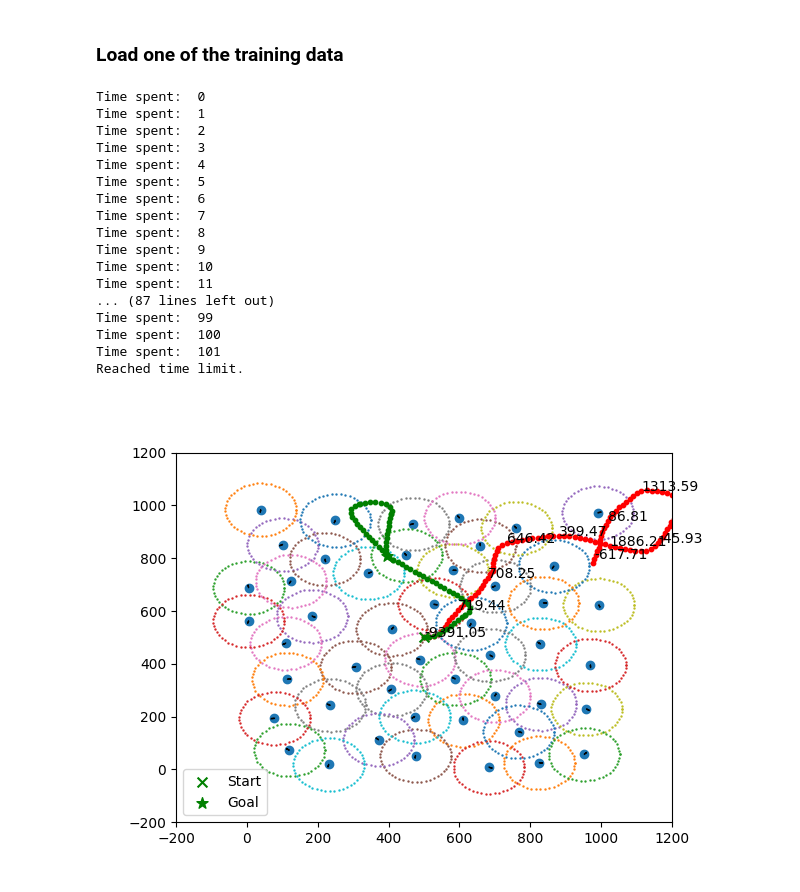
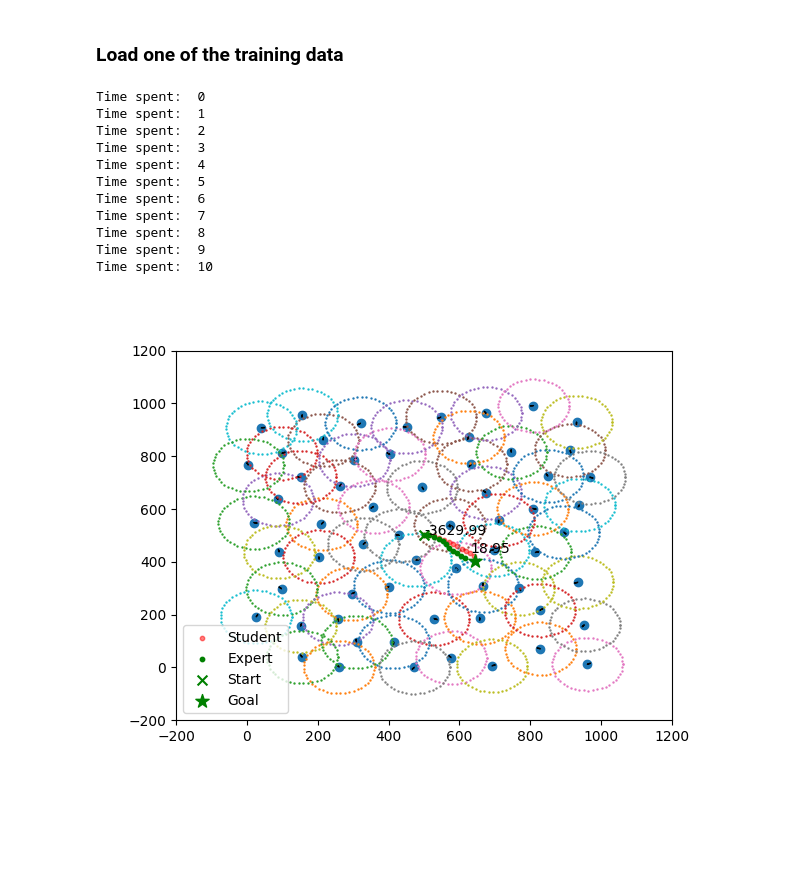
Before and after one commit to lucas-yyy000/CORL, a Jupyter notebook: notebooks/iql_policy_investigation.ipynb, the cells around one changed output. Drawn from its saved outputs; the diff is of its cells as text; code cells hidden in the pictures; blank space fills up the shorter version.

```diff
--- a/notebooks/iql_policy_investigation.ipynb
+++ b/notebooks/iql_policy_investigation.ipynb
@@ -125,17 +129,17 @@ TwinQ(
 # %% [markdown]
 ### Load one of the training data ###
 # %%
-delta_t = config['env']['delta_t']
-V = config['env']['V']
-radar_radius = config['env']['radar_radius']
-aircraft_detection_range = config['env']['aircraft_detection_range']
+delta_t = config['map_params']['delta_t']
+V = config['map_params']['V']
+radar_radius = config['map_params']['radar_radius']
+aircraft_detection_range = config['map_params']['aircraft_detection_range']
 grid_size=2*aircraft_detection_range/img_size
 
-time_scaling = config['env']['observation']['time_scaling']
-action_resclae = config['policy']['action_scale']
-goal_torl = config['env']['goal_tolerance']
+time_scaling = config['map_params']['observation']['time_scaling']
+action_resclae = config['policy']['action_max']
+goal_torl = config['map_params']['goal_tolerance']
 
-data_path = "/home/lucas/Workspace/evasion_guidance/evasion_guidance/data/"
+data_path = "/home/yixuany/workspace/CORL/data/"
 # %%
 episode_idx = 50
 episode_dict = np.load(data_path + f'episode_{episode_idx}.npy',allow_pickle='TRUE').item()
@@ -144,7 +148,7 @@ state_cur = episode_dict['start_state']
 radar_locs = episode_dict['radar_locations']
 radar_orientations = episode_dict['radar_orientations']
 goal_location = episode_dict['goal_location']
-
+# goal_location = [1000, 1000]
 
 time_spent = 0
 
@@ -153,22 +157,26 @@ q_values = []
 with torch.no_grad():
     while np.linalg.norm(state_cur[:2] - goal_location) > goal_torl:
         print("Time spent: ", time_spent)
-        if time_spent > config['env']['max_time_step']:
+        if time_spent > 2*config['map_params']['max_time_step']:
             print("Reached time limit.")
             break
+        heat_map = get_radar_heat_map(state_cur, radar_locs, img_size,
+                                    aircraft_detection_range,
+                                    grid_size,
+                                    radar_radius)
+
+        goal_direction = center_state(state_cur, goal_location) / (map_size / 2.0)
+
         obs = TensorDict({
-            'heat_map': torch.from_numpy(get_radar_heat_map(state_cur, radar_locs, img_size,
-                                           aircraft_detection_range,
-                                           grid_size,
-                                           radar_radius)).unsqueeze(dim=0).float(),
-            'goal_direction': torch.from_numpy((goal_location - state_cur[:2]) / (map_size / 2)).unsqueeze(dim=0).float(),
+            'heat_map': torch.from_numpy(heat_map).unsqueeze(dim=0).float(),
+            'goal_direction': torch.from_numpy(goal_direction).unsqueeze(dim=0).float(),
             'time_spent': torch.from_numpy(np.asarray([np.exp(time_spent/time_scaling)])).unsqueeze(dim=0).float()
         })
         # print(obs)
         # print("State: ", state_cur)
-        u, _ = actor(obs)
+        policy = actor(obs)
         # print(q_network(obs, u))
-        u = action_resclae*u
+        u = action_resclae*policy.sample()
         state_cur = state_cur + delta_t*np.array([V*np.cos(state_cur[2]), V*np.sin(state_cur[2]), u.flatten().numpy()[0]/V])
         # print(state_cur)
         time_spent += 1
@@ -188,29 +196,23 @@ Time spent:  7
 Time spent:  8
 Time spent:  9
 Time spent:  10
-Time spent:  11
-... (87 lines left out)
-Time spent:  99
-Time spent:  100
-Time spent:  101
-Reached time limit.
 # %%
 plt.close()
 fig, ax = plt.subplots()
 visualiza_radar_config(radar_locs, radar_orientations, radius=radar_radius, xlim=[0, map_size], ylim=[0, map_size])
 
 
-ax.scatter(trajectory[:, 0], trajectory[:, 1], s=10, c='r')
-ax.scatter(episode_dict['state_history'][:, 0], episode_dict['state_history'][:, 1], s=10, c='g')
+ax.scatter(trajectory[:, 0], trajectory[:, 1], s=10, c='r', alpha = 0.5, label='Student')
+ax.scatter(episode_dict['state_history'][:, 0], episode_dict['state_history'][:, 1], s=10, c='g', label='Expert')
 for i, q_val in enumerate(q_values):
     if i % 10 == 0:
         ax.annotate(int(100*q_val)/100, (trajectory[i, 0], trajectory[i, 1]))
 ax.scatter(episode_dict['start_state'][0], episode_dict['start_state'][1], s=50, c='g', marker='x', label="Start")
-ax.scatter(goal_location[0], goal_location[1], s=70, c='g', marker='*', label='Goal')
+ax.scatter(goal_location[0], goal_location[1], s=100, c='g', marker='*', label='Goal')
 
 ax.set_xlim(-200, 1.2*map_size)
 ax.set_ylim(-200, 1.2*map_size)
 ax.legend()
 plt.show()
 # %% [output]
-[figure, old version]
+[figure, new version]
```
Also changed, not shown: parts of 5 cells of this notebook, 2 other files.
